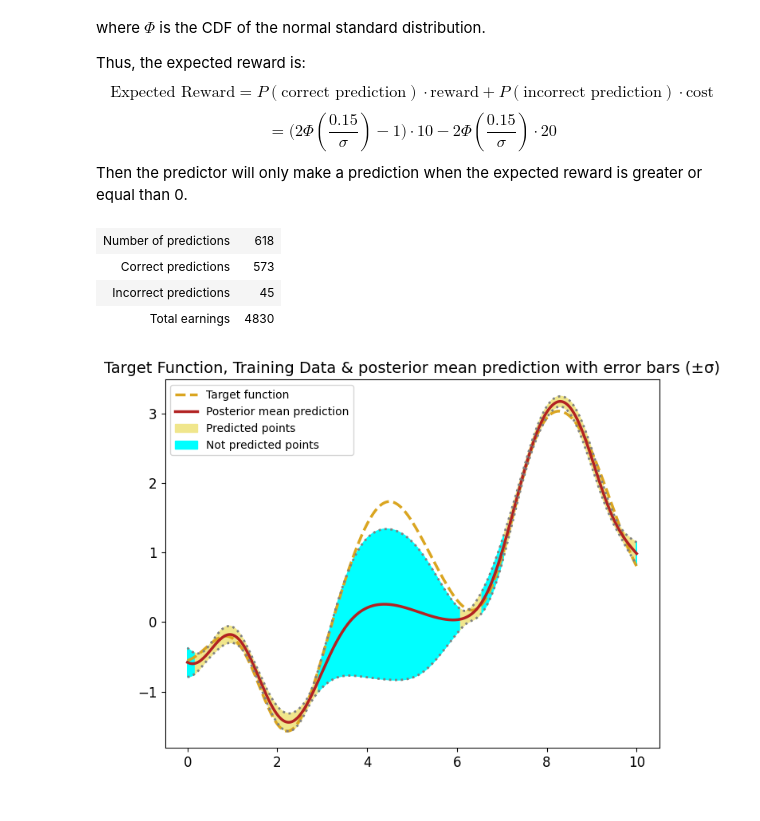
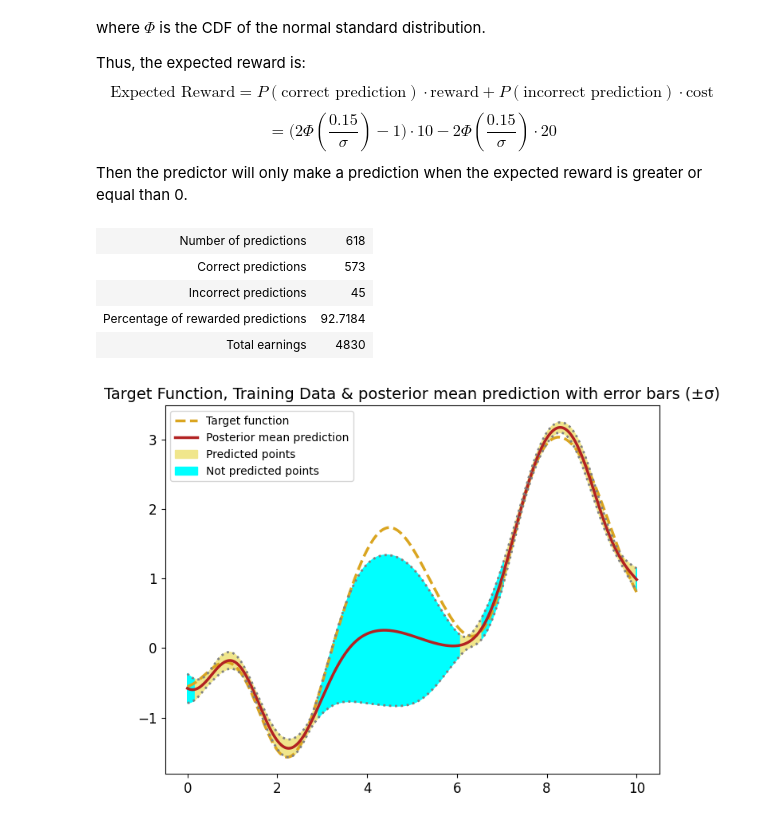
Before and after one commit to Salceid0/proyecto-bath, a Jupyter notebook: BayesianML/Coursework1/CM50268-Coursework-1.ipynb, the cells around one changed output. Cells and saved outputs as stored; diff of their text form; code cells hidden in the pictures.

```diff
--- a/BayesianML/Coursework1/CM50268-Coursework-1.ipynb
+++ b/BayesianML/Coursework1/CM50268-Coursework-1.ipynb
@@ -887,21 +862,23 @@ def prediction_alg(model_rbf,x_train, y_train,x_val, y_val, x_test, y_test, best
 # %%
 # Apply your algorithm to the test set, and tabulate the relevant statistics
 
 #### **** YOUR TABULATION CODE HERE **** ####
 #
 model = basis = setup.RBFGenerator(centres, width=0.75, bias=True)
 count,correct,incorrect,total_rewards, graph_things = prediction_alg(model,x_train, y_train,x_val, y_val, x_test, y_test, best_alpha, sigma_2,threshold, reward_under, cost_above)
 table= [
     ["Number of predictions", count],
     ["Correct predictions", correct],
     ["Incorrect predictions", incorrect],
+    ["Percentage of rewarded predictions", correct/count*100],
     ["Total earnings", total_rewards]
 ]
 setup.tabulate_neatly(table, headers=[])
 # %% [output]
 | Number of predictions | 618 |
 | Correct predictions | 573 |
 | Incorrect predictions | 45 |
+| Percentage of rewarded predictions | 92.7184 |
 | Total earnings | 4830 |
 # %%
 # Visualise your algorithm's decision-making (advanced / optional)
```
Also changed, not shown: parts of 3 cells of this notebook.
